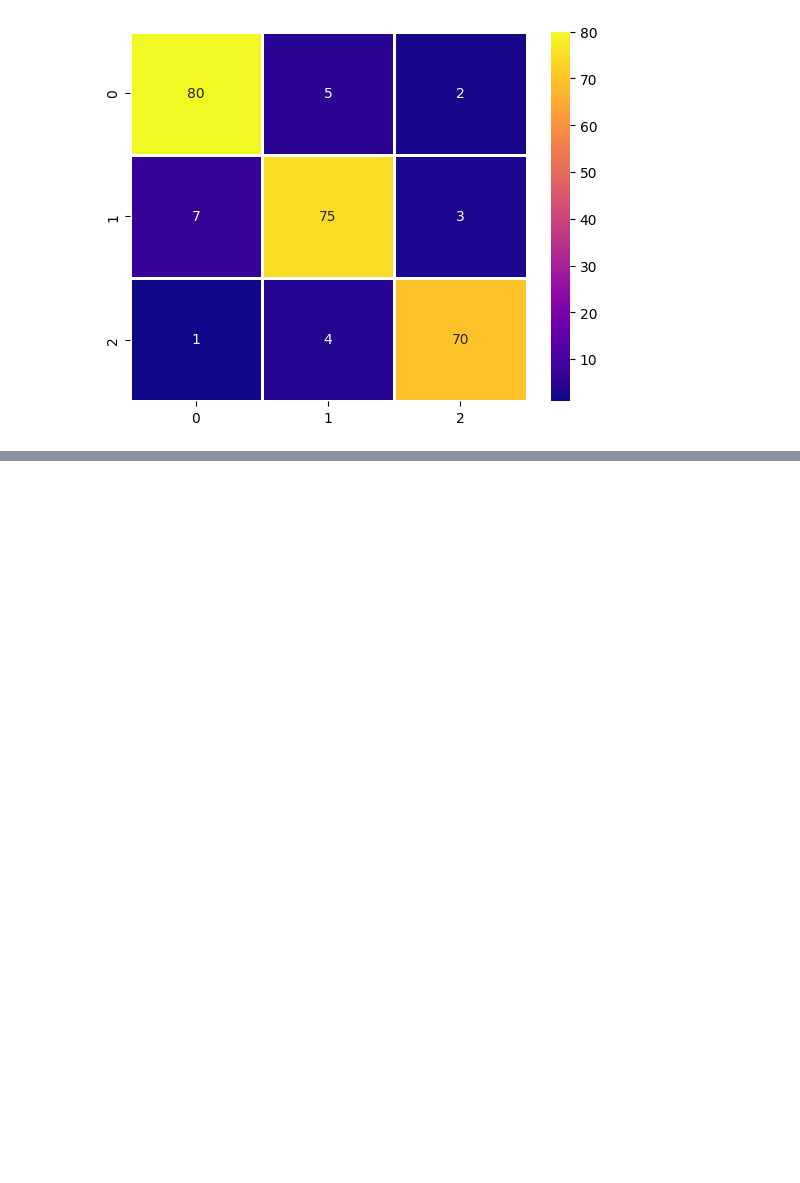
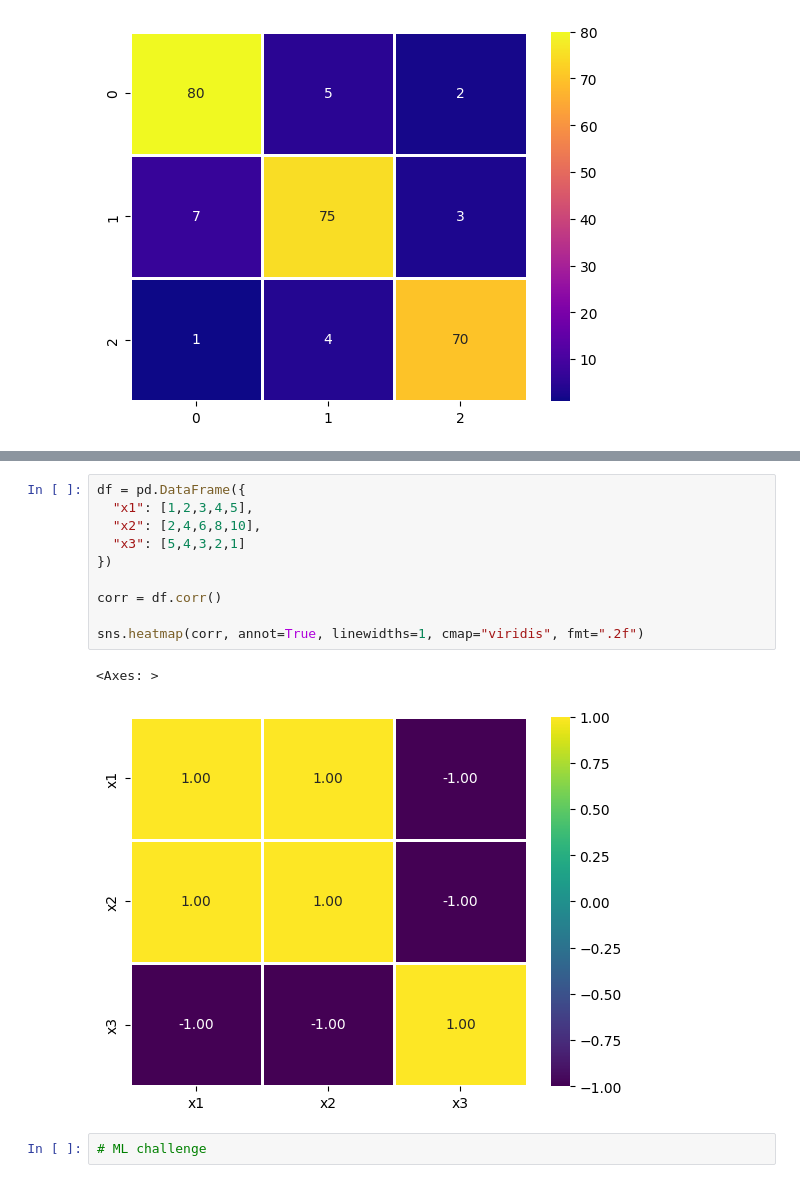
Before and after one commit to AkumaGPT/practice_seaborn, a Jupyter notebook: main.ipynb, the cells around one changed output, grey strips where cells are left out. Saved outputs shown, nothing was run; the diff lists cells and outputs as text; blank space fills up the shorter version.

```diff
--- a/main.ipynb
+++ b/main.ipynb
@@ -201,0 +229,15 @@ plt.show()
+# %%
+df = pd.DataFrame({
+  "x1": [1,2,3,4,5],
+  "x2": [2,4,6,8,10],
+  "x3": [5,4,3,2,1]
+})
+
+corr = df.corr()
+
+sns.heatmap(corr, annot=True, linewidths=1, cmap="viridis", fmt=".2f")
+# %% [output]
+<Axes: >
+[figure, added]
+# %%
+# ML challenge
```
Also changed, not shown: parts of 3 cells of this notebook, 1 other file.
